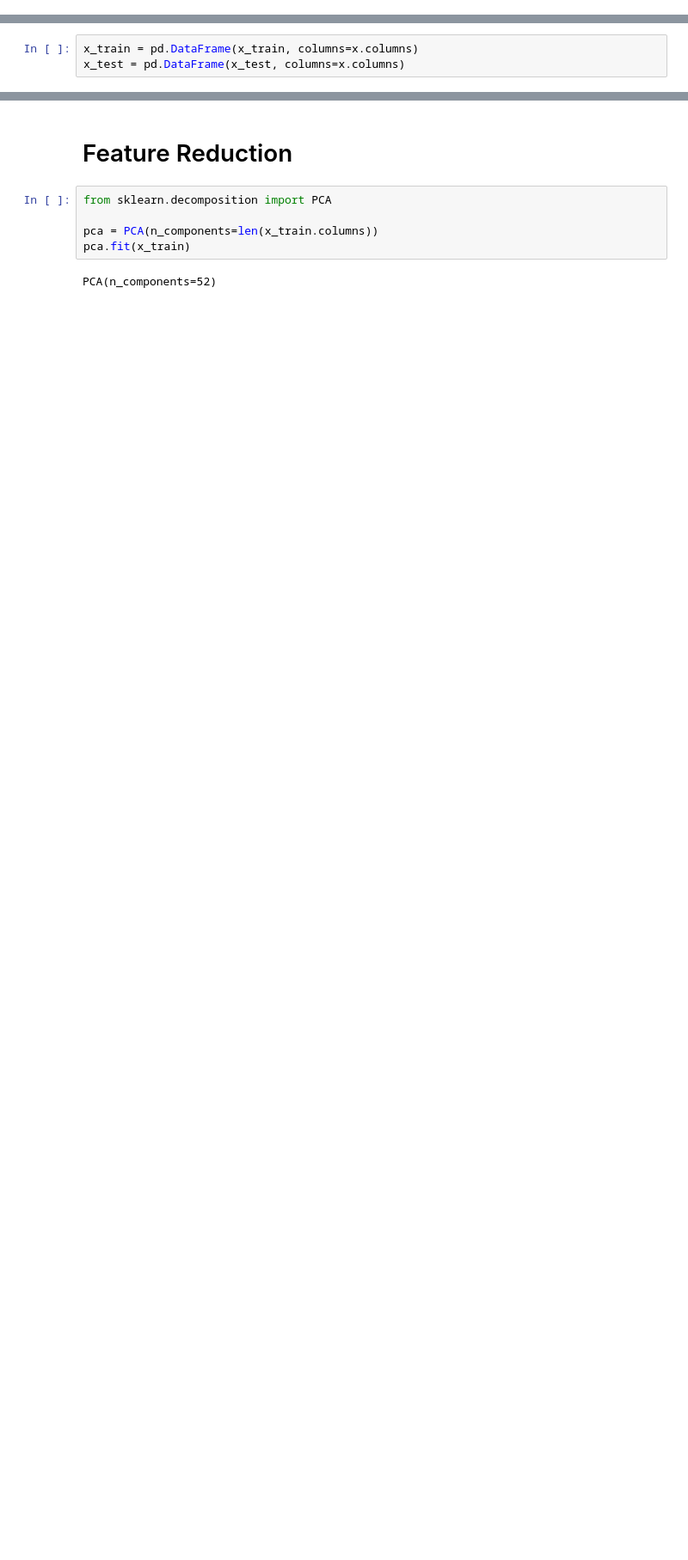
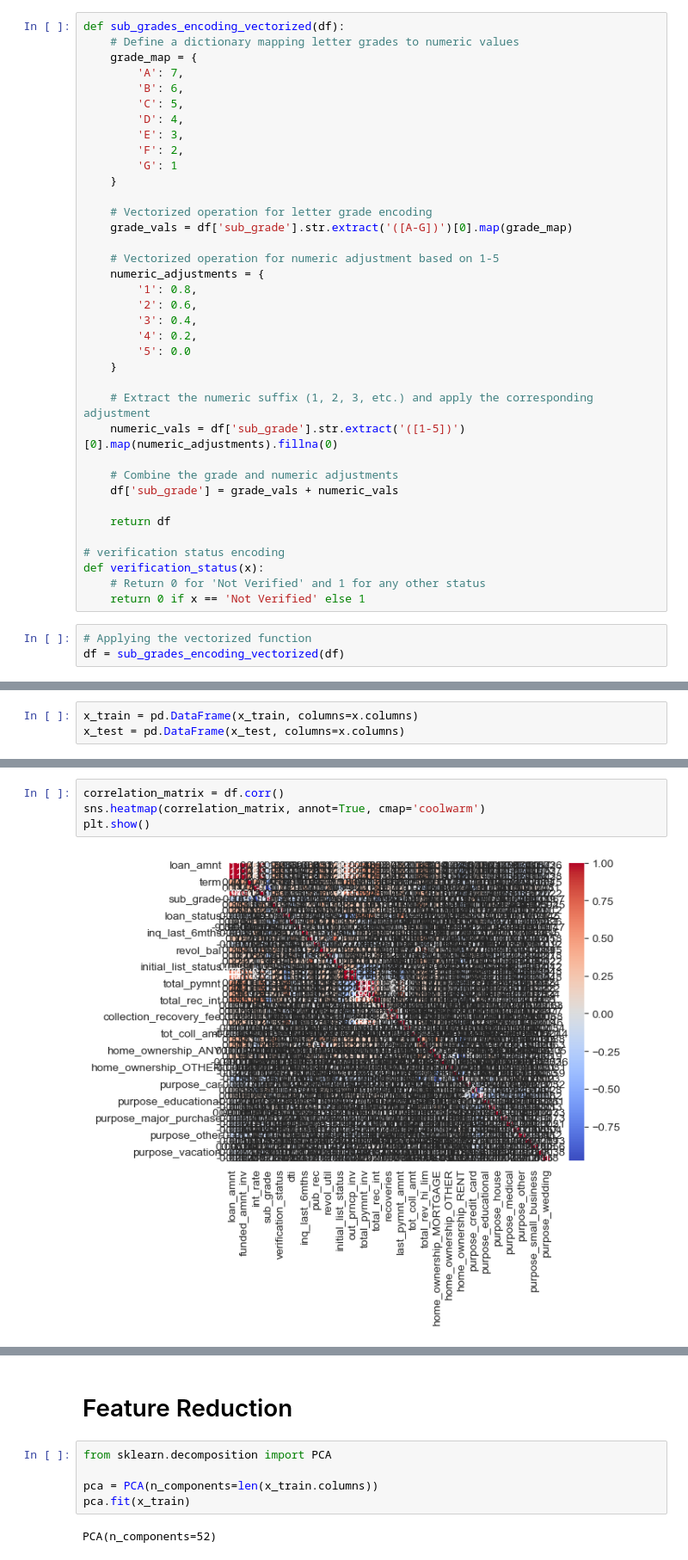
Before and after one commit to Karmos/RiskPrediction, a Jupyter notebook: credit-risk-prediction.ipynb, the cells around one changed output, grey strips where cells are left out. Shown at 86% size. Cells and saved outputs as stored; diff of their text form; blank space fills up the shorter version.

```diff
--- a/credit-risk-prediction.ipynb
+++ b/credit-risk-prediction.ipynb
@@ -655,3 +587,43 @@ df['sub_grade'] = df['sub_grade'].apply(sub_grades_encoding)
+# %%
+def sub_grades_encoding_vectorized(df):
+    # Define a dictionary mapping letter grades to numeric values
+    grade_map = {
+        'A': 7,
+        'B': 6,
+        'C': 5,
+        'D': 4,
+        'E': 3,
+        'F': 2,
+        'G': 1
+    }
+
+    # Vectorized operation for letter grade encoding
+    grade_vals = df['sub_grade'].str.extract('([A-G])')[0].map(grade_map)
+
+    # Vectorized operation for numeric adjustment based on 1-5
+    numeric_adjustments = {
+        '1': 0.8,
+        '2': 0.6,
+        '3': 0.4,
+        '4': 0.2,
+        '5': 0.0
+    }
+
+    # Extract the numeric suffix (1, 2, 3, etc.) and apply the corresponding adjustment
+    numeric_vals = df['sub_grade'].str.extract('([1-5])')[0].map(numeric_adjustments).fillna(0)
+
+    # Combine the grade and numeric adjustments
+    df['sub_grade'] = grade_vals + numeric_vals
+
+    return df
+
+# verification status encoding
+def verification_status(x):
+    # Return 0 for 'Not Verified' and 1 for any other status
+    return 0 if x == 'Not Verified' else 1
+# %%
+# Applying the vectorized function
+df = sub_grades_encoding_vectorized(df)
 # %%
 df['sub_grade'].unique()
 # %% [output]
@@ -800,0 +733,6 @@ x_test = pd.DataFrame(x_test, columns=x.columns)
+# %%
+correlation_matrix = df.corr()
+sns.heatmap(correlation_matrix, annot=True, cmap='coolwarm')
+plt.show()
+# %% [output]
+[figure, added]
```
Also changed, not shown: parts of 50 cells of this notebook.
